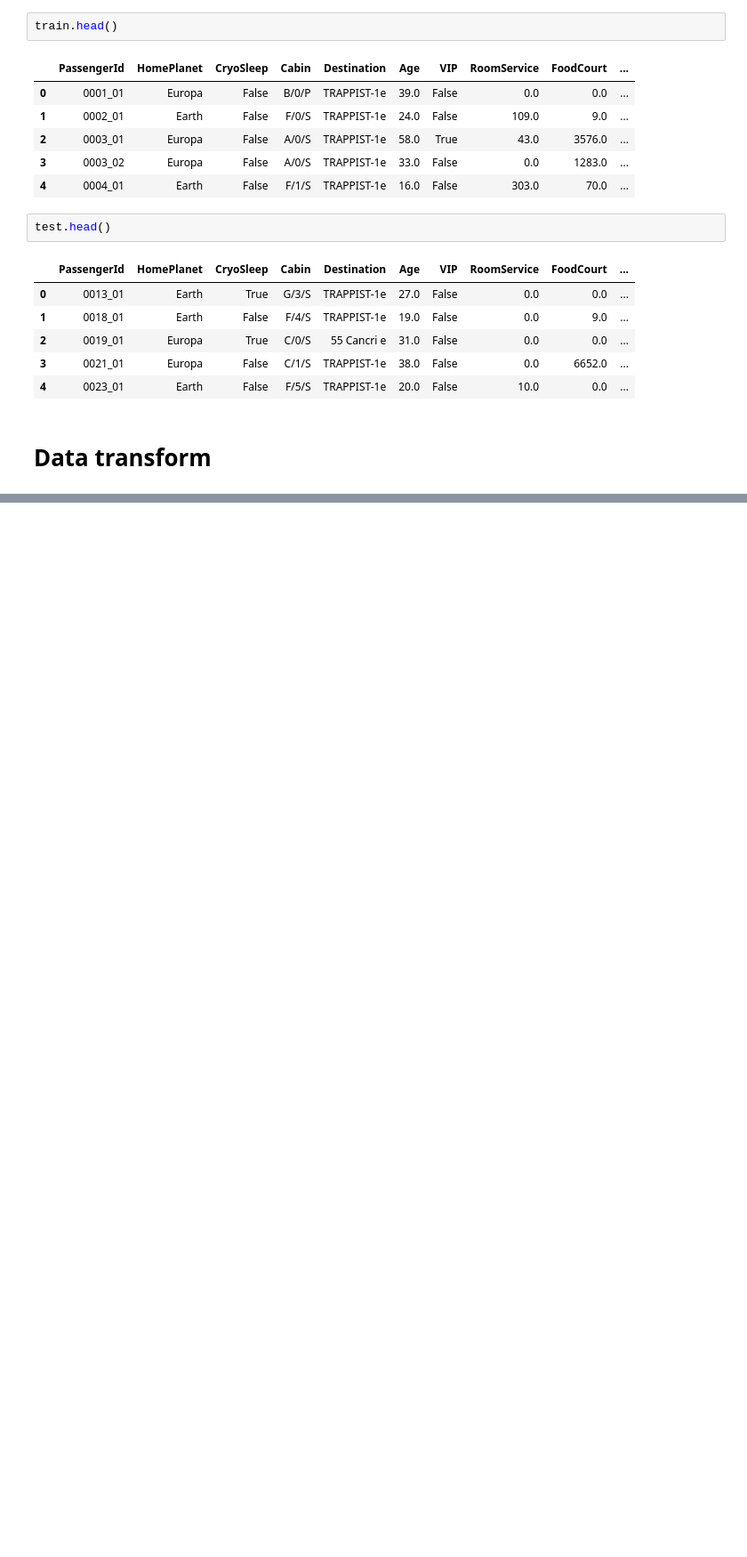
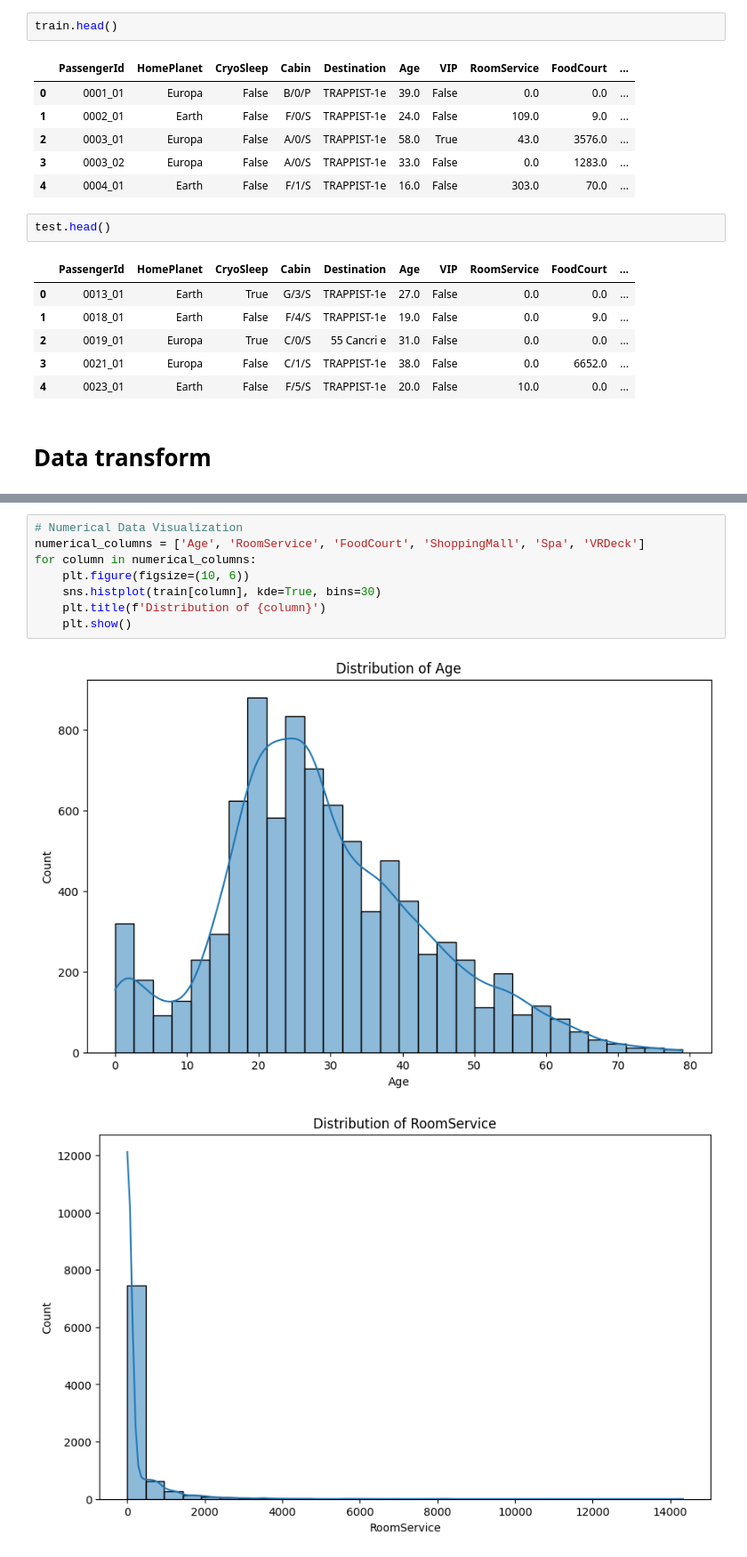
Before and after one commit to ResearchMethodsGroupAssignment/Kaggle_Challenge_Team2, a Jupyter notebook: Kaggle_challenge_team2.ipynb, the cells around one changed output, grey strips where cells are left out. Shown: that part at 89% size. Saved outputs shown, nothing was run; the diff lists cells and outputs as text; blank space fills up the shorter version.

```diff
--- a/Kaggle_challenge_team2.ipynb
+++ b/Kaggle_challenge_team2.ipynb
@@ -153,0 +234,11 @@ test.head()
+# %%
+# Numerical Data Visualization
+numerical_columns = ['Age', 'RoomService', 'FoodCourt', 'ShoppingMall', 'Spa', 'VRDeck']
+for column in numerical_columns:
+    plt.figure(figsize=(10, 6))
+    sns.histplot(train[column], kde=True, bins=30)
+    plt.title(f'Distribution of {column}')
+    plt.show()
+# %% [output]
+[figure, added]
+[figure, added]
```
Also changed, not shown: parts of 22 cells of this notebook.
